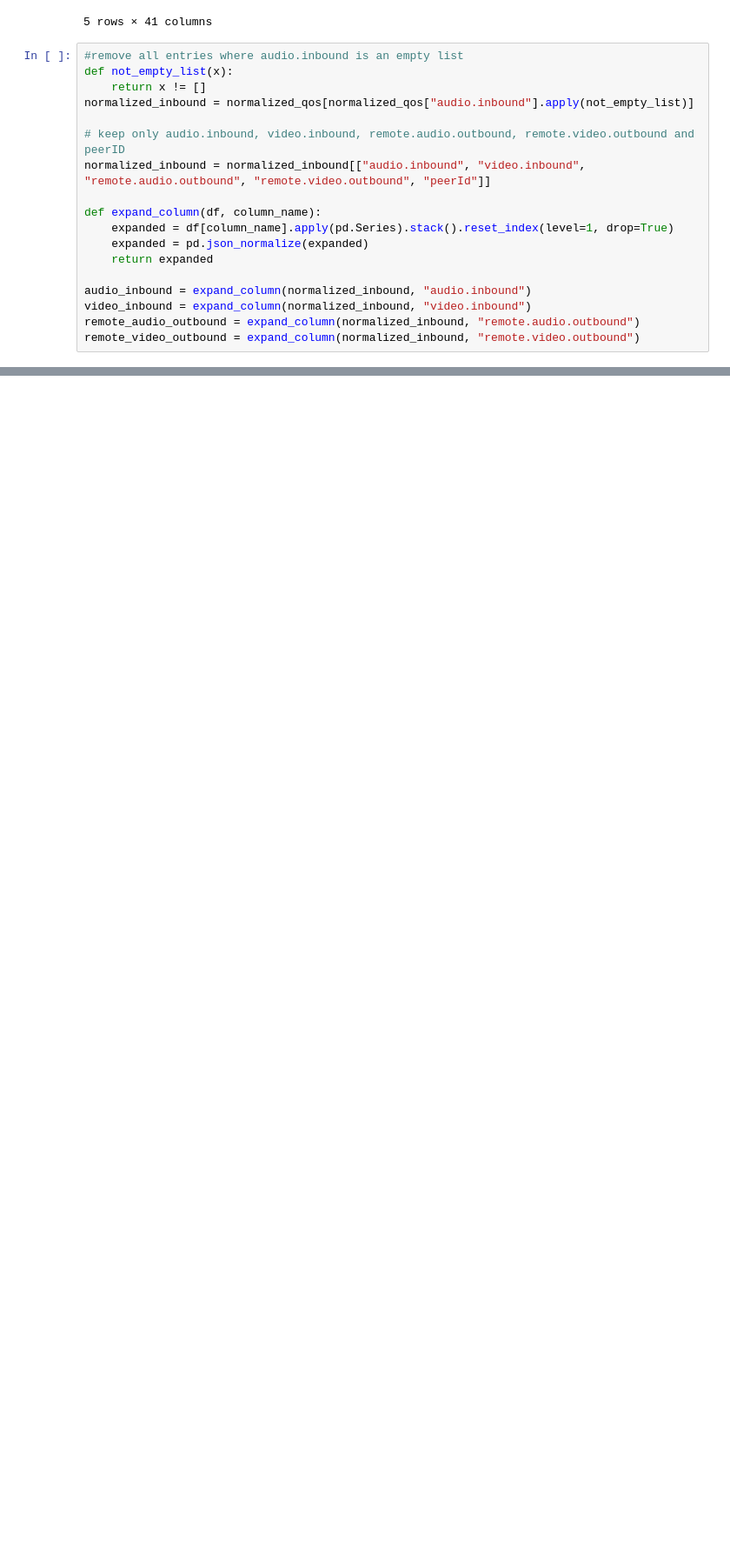
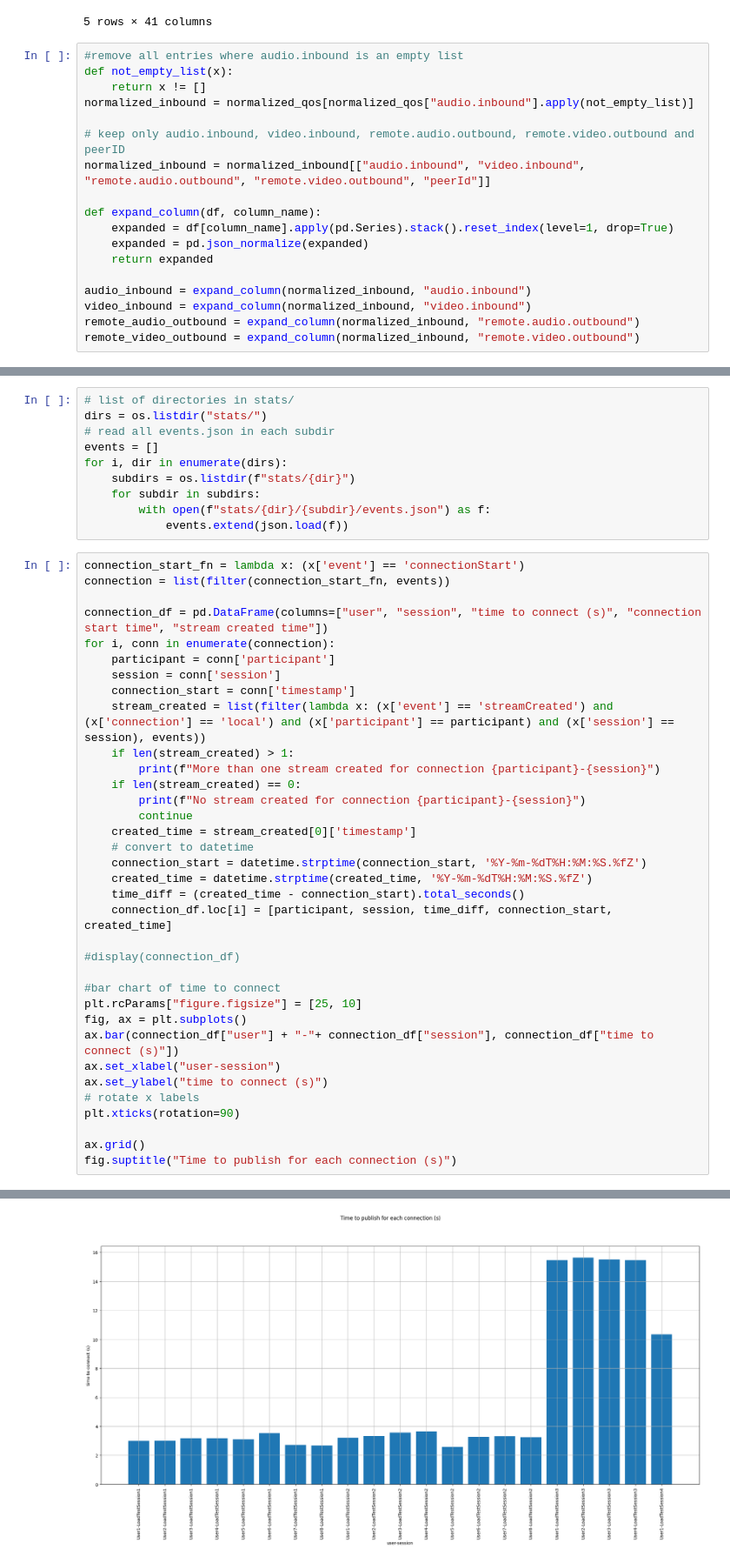
Before and after one commit to codeurjc/Performance-testing-in-the-WebRTC-arena, a Jupyter notebook: new/new.ipynb, the cells around one changed output, grey strips where cells are left out. Shown at 87% size. Saved outputs shown, nothing was run; the diff lists cells and outputs as text; blank space fills up the shorter version.

```diff
--- a/new/new.ipynb
+++ b/new/new.ipynb
@@ -129,0 +315,46 @@ plt.plot(plt_audio_inbound["timestamp"], plt_audio_inbound["packetRate"])
+# %%
+# list of directories in stats/
+dirs = os.listdir("stats/")
+# read all events.json in each subdir
+events = []
+for i, dir in enumerate(dirs):
+    subdirs = os.listdir(f"stats/{dir}")
+    for subdir in subdirs:
+        with open(f"stats/{dir}/{subdir}/events.json") as f:
+            events.extend(json.load(f))
+# %%
+connection_start_fn = lambda x: (x['event'] == 'connectionStart')
+connection = list(filter(connection_start_fn, events))
+
+connection_df = pd.DataFrame(columns=["user", "session", "time to connect (s)", "connection start time", "stream created time"])
+for i, conn in enumerate(connection):
+    participant = conn['participant']
+    session = conn['session']
+    connection_start = conn['timestamp']
+    stream_created = list(filter(lambda x: (x['event'] == 'streamCreated') and (x['connection'] == 'local') and (x['participant'] == participant) and (x['session'] == session), events))
+    if len(stream_created) > 1:
+        print(f"More than one stream created for connection {participant}-{session}")
+    if len(stream_created) == 0:
+        print(f"No stream created for connection {participant}-{session}")
+        continue
+    created_time = stream_created[0]['timestamp']
+    # convert to datetime
+    connection_start = datetime.strptime(connection_start, '%Y-%m-%dT%H:%M:%S.%fZ')
+    created_time = datetime.strptime(created_time, '%Y-%m-%dT%H:%M:%S.%fZ')
+    time_diff = (created_time - connection_start).total_seconds()
+    connection_df.loc[i] = [participant, session, time_diff, connection_start, created_time]
+
+#display(connection_df)
+
+#bar chart of time to connect
+plt.rcParams["figure.figsize"] = [25, 10]
+fig, ax = plt.subplots()
+ax.bar(connection_df["user"] + "-"+ connection_df["session"], connection_df["time to connect (s)"])
+ax.set_xlabel("user-session")
+ax.set_ylabel("time to connect (s)")
+# rotate x labels
+plt.xticks(rotation=90)
+
+ax.grid()
+fig.suptitle("Time to publish for each connection (s)")
+# %% [output]
@@ -129,0 +366 @@ plt.plot(plt_audio_inbound["timestamp"], plt_audio_inbound["packetRate"])
+[figure, added]
```
Also changed, not shown: parts of 13 cells of this notebook, 1 other file.
